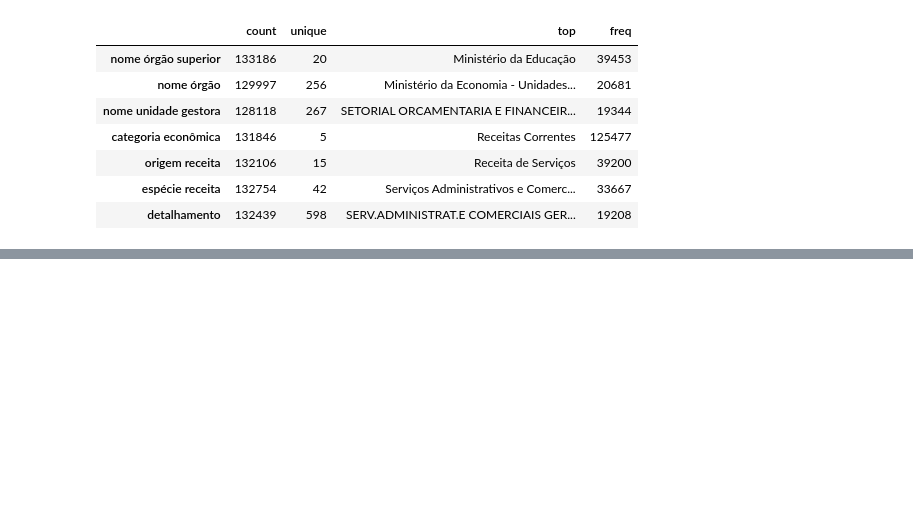
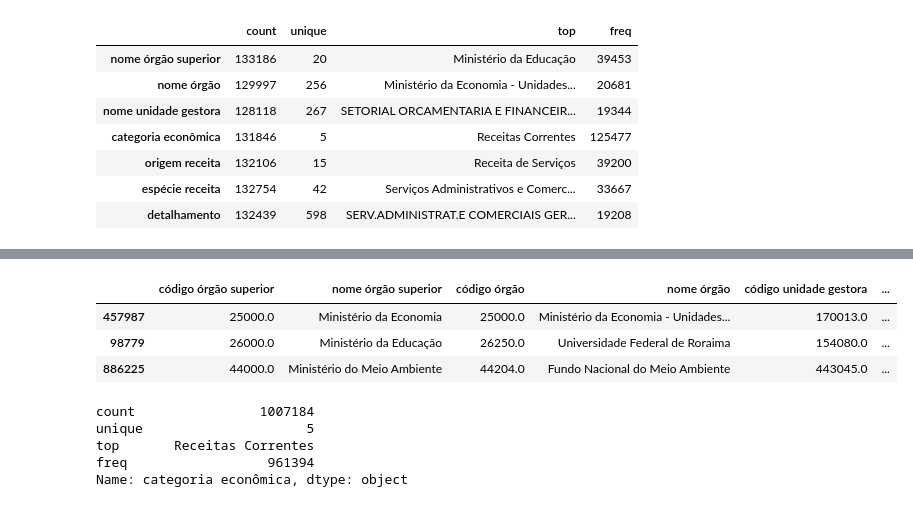
Before and after one commit to jgilsu11/Proyecto2-EDA-Ingresos-Brasil, a Jupyter notebook: EDAs indv.ipynb, the cells around one changed output, grey strips where cells are left out. Cells and saved outputs as stored; diff of their text form; code cells hidden in the pictures; blank space fills up the shorter version.

Commit message:
Subida donde ya pienso en que hacer con los nulos del mergeado

```diff
--- a/EDAs indv.ipynb
+++ b/EDAs indv.ipynb
@@ -844,0 +937,7 @@ df_21.describe(include= "O").T
+# %%
+df_completa.sample(3)    #categoria economica podemos rellenar sus valores nulos si en origen lleva la palabra servicios, correntes, capital
+# %% [output]
+|  | código órgão superior | nome órgão superior | código órgão | nome órgão | código unidade gestora | ... |
+| 457987 | 25000.0 | Ministério da Economia | 25000.0 | Ministério da Economia - Unidades... | 170013.0 | ... |
+| 98779 | 26000.0 | Ministério da Educação | 26250.0 | Universidade Federal de Roraima | 154080.0 | ... |
+| 886225 | 44000.0 | Ministério do Meio Ambiente | 44204.0 | Fundo Nacional do Meio Ambiente | 443045.0 | ... |
@@ -844,0 +964,8 @@ df_21.describe(include= "O").T
+# %%
+df_completa["categoria econômica"].describe(include="O")
+# %% [output]
+count                1007184
+unique                     5
+top       Receitas Correntes
+freq                  961394
+Name: categoria econômica, dtype: object
```
Also changed, not shown: parts of 47 cells of this notebook.
